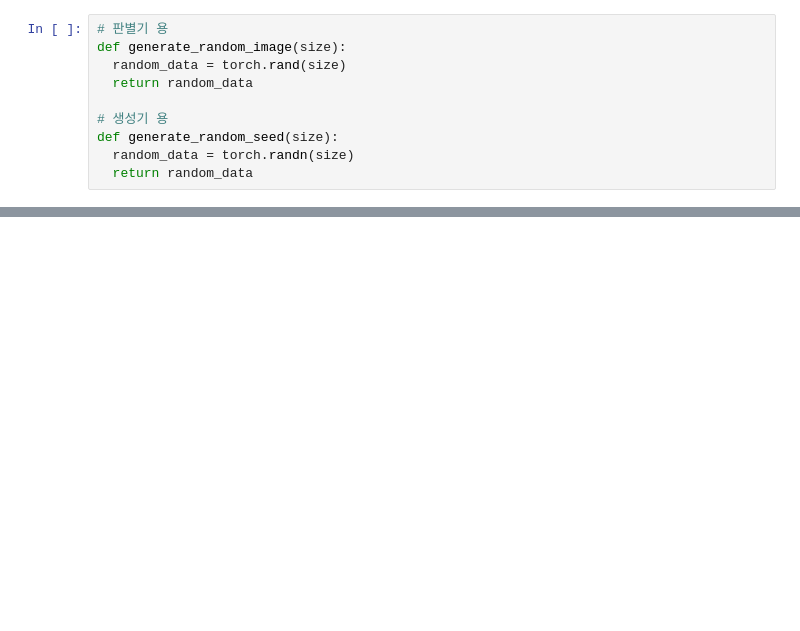
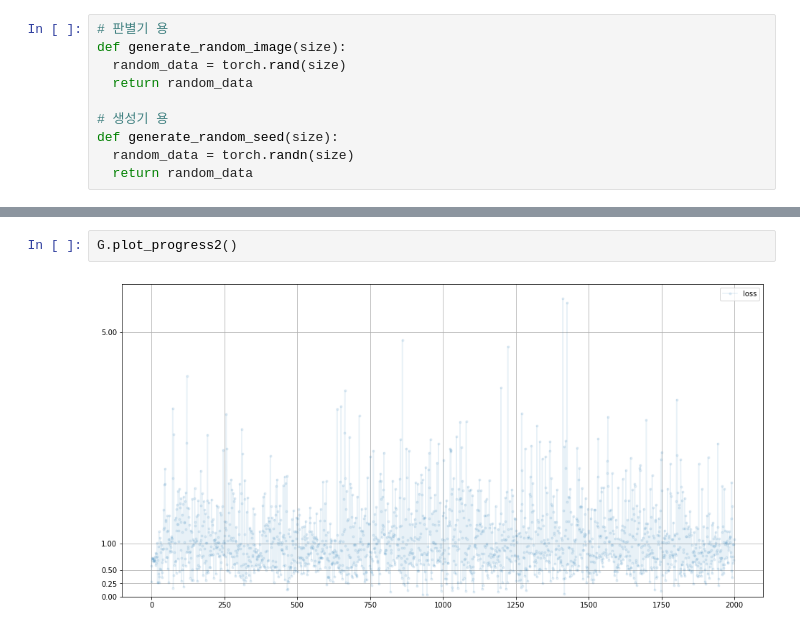
Before and after one commit to DeuklyoungKo/MakeYourFirstGANWithPyTorch, a Jupyter notebook: ch08_04_face_Generator.ipynb, the cells around one changed output, grey strips where cells are left out. Cells and saved outputs as stored; diff of their text form; blank space fills up the shorter version.

```diff
--- a/ch08_04_face_Generator.ipynb
+++ b/ch08_04_face_Generator.ipynb
@@ -198,0 +277,4 @@ AssertionError: ignored
+# %%
+G.plot_progress2()
+# %% [output]
+[figure, added]
```
Also changed, not shown: parts of 12 cells of this notebook.
